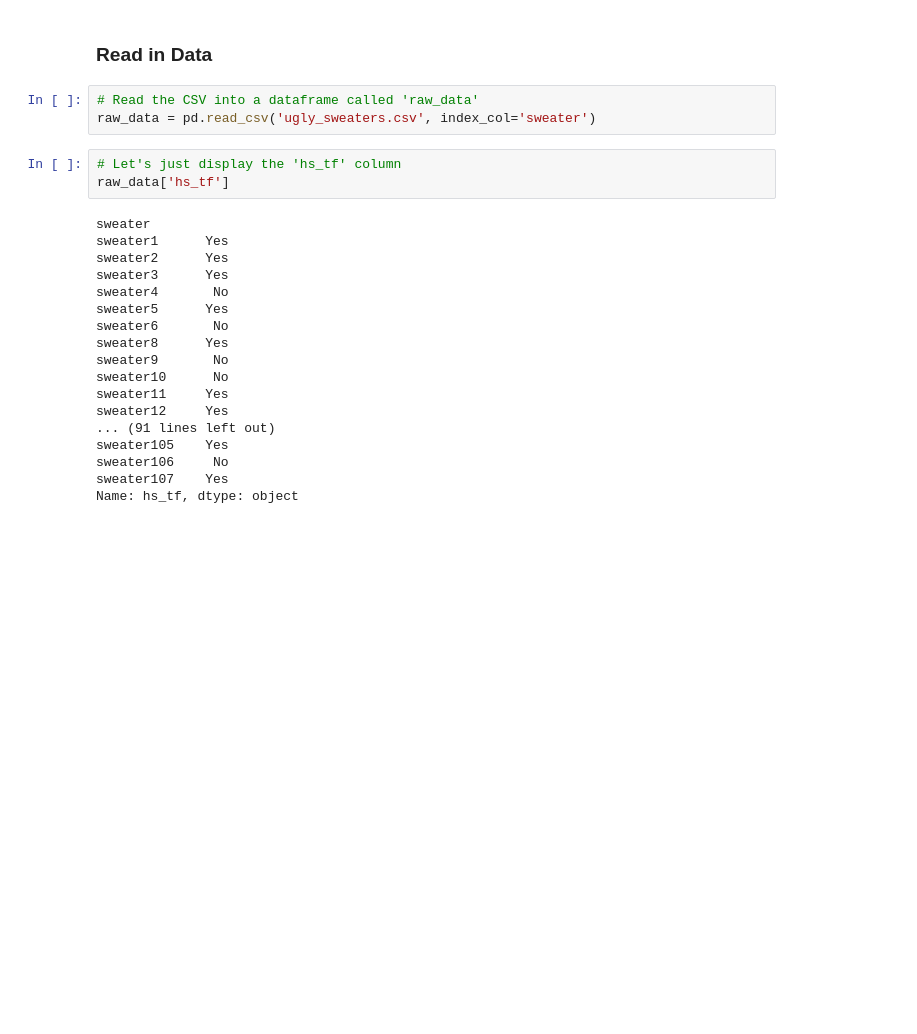
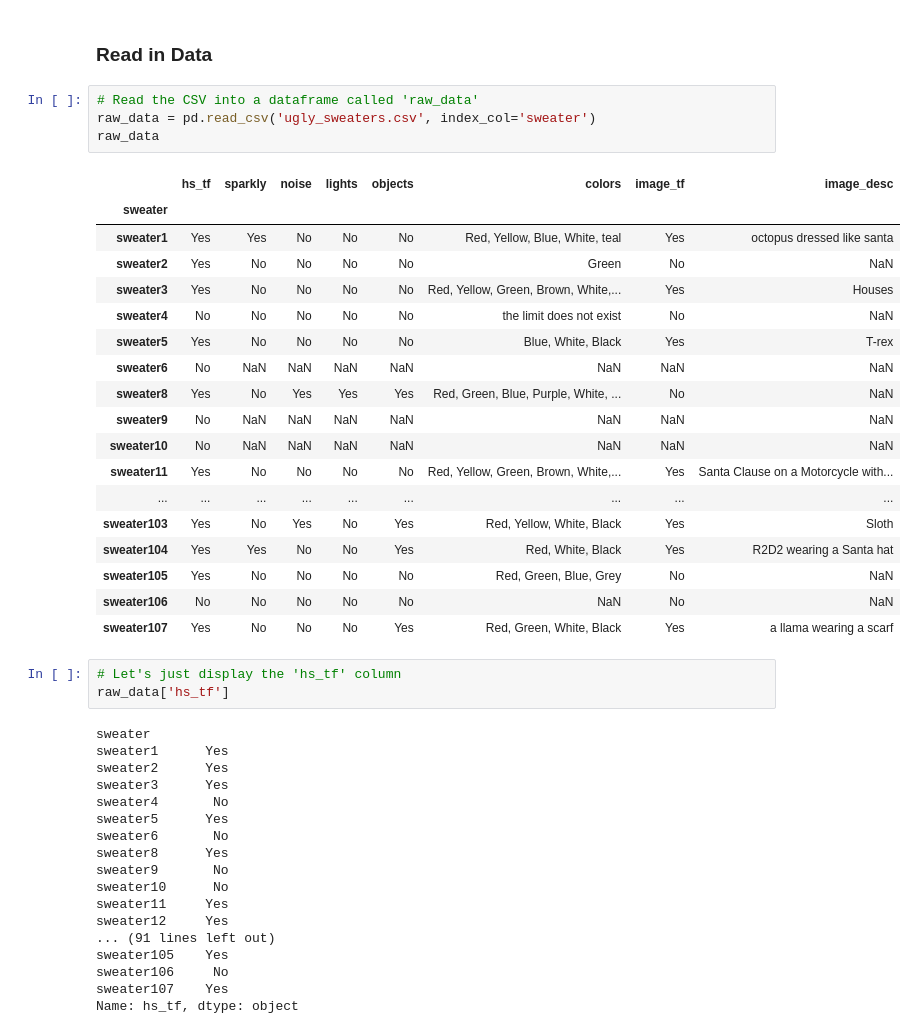
Before and after one commit to seanhelvey/IntroToPythonForRUsers, a Jupyter notebook: key.ipynb, the cells around one changed output. Drawn from its saved outputs; the diff is of its cells as text; blank space fills up the shorter version.

Commit message:
Small updates to comments. Show a sample dataframe and link to docs.

```diff
--- a/key.ipynb
+++ b/key.ipynb
@@ -32,6 +44,26 @@ pd.set_option("display.max_rows", None, "display.max_columns", None)
 # %%
 # Read the CSV into a dataframe called 'raw_data'
 raw_data = pd.read_csv('ugly_sweaters.csv', index_col='sweater')
+raw_data
+# %% [output]
+|  | hs_tf | sparkly | noise | lights | objects | colors | image_tf | image_desc |
+| sweater |  |  |  |  |  |  |  |  |
+| sweater1 | Yes | Yes | No | No | No | Red, Yellow, Blue, White, teal | Yes | octopus dressed like santa |
+| sweater2 | Yes | No | No | No | No | Green | No | NaN |
+| sweater3 | Yes | No | No | No | No | Red, Yellow, Green, Brown, White,... | Yes | Houses |
+| sweater4 | No | No | No | No | No | the limit does not exist | No | NaN |
+| sweater5 | Yes | No | No | No | No | Blue, White, Black | Yes | T-rex |
+| sweater6 | No | NaN | NaN | NaN | NaN | NaN | NaN | NaN |
+| sweater8 | Yes | No | Yes | Yes | Yes | Red, Green, Blue, Purple, White, ... | No | NaN |
+| sweater9 | No | NaN | NaN | NaN | NaN | NaN | NaN | NaN |
+| sweater10 | No | NaN | NaN | NaN | NaN | NaN | NaN | NaN |
+| sweater11 | Yes | No | No | No | No | Red, Yellow, Green, Brown, White,... | Yes | Santa Clause on a Motorcycle with... |
+| ... | ... | ... | ... | ... | ... | ... | ... | ... |
+| sweater103 | Yes | No | Yes | No | Yes | Red, Yellow, White, Black | Yes | Sloth |
+| sweater104 | Yes | Yes | No | No | Yes | Red, White, Black | Yes | R2D2 wearing a Santa hat |
+| sweater105 | Yes | No | No | No | No | Red, Green, Blue, Grey | No | NaN |
+| sweater106 | No | No | No | No | No | NaN | No | NaN |
+| sweater107 | Yes | No | No | No | Yes | Red, Green, White, Black | Yes | a llama wearing a scarf |
 # %%
 # Let's just display the 'hs_tf' column
 raw_data['hs_tf']
```
Also changed, not shown: parts of 5 cells of this notebook.
